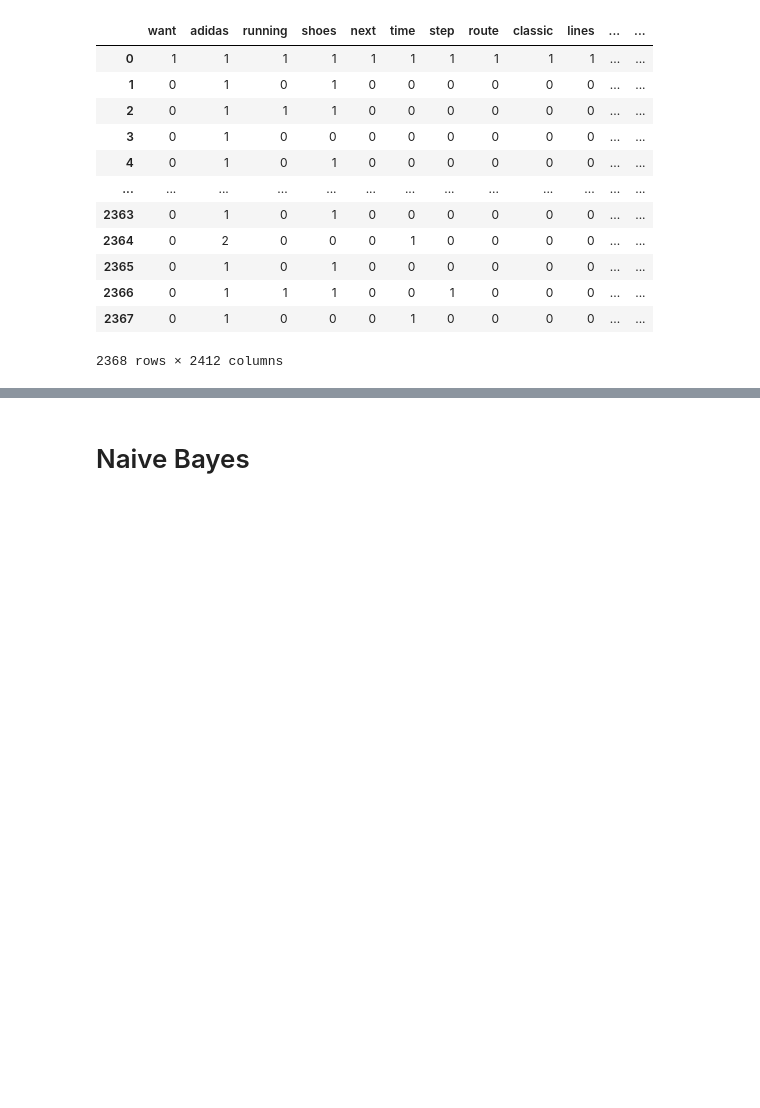
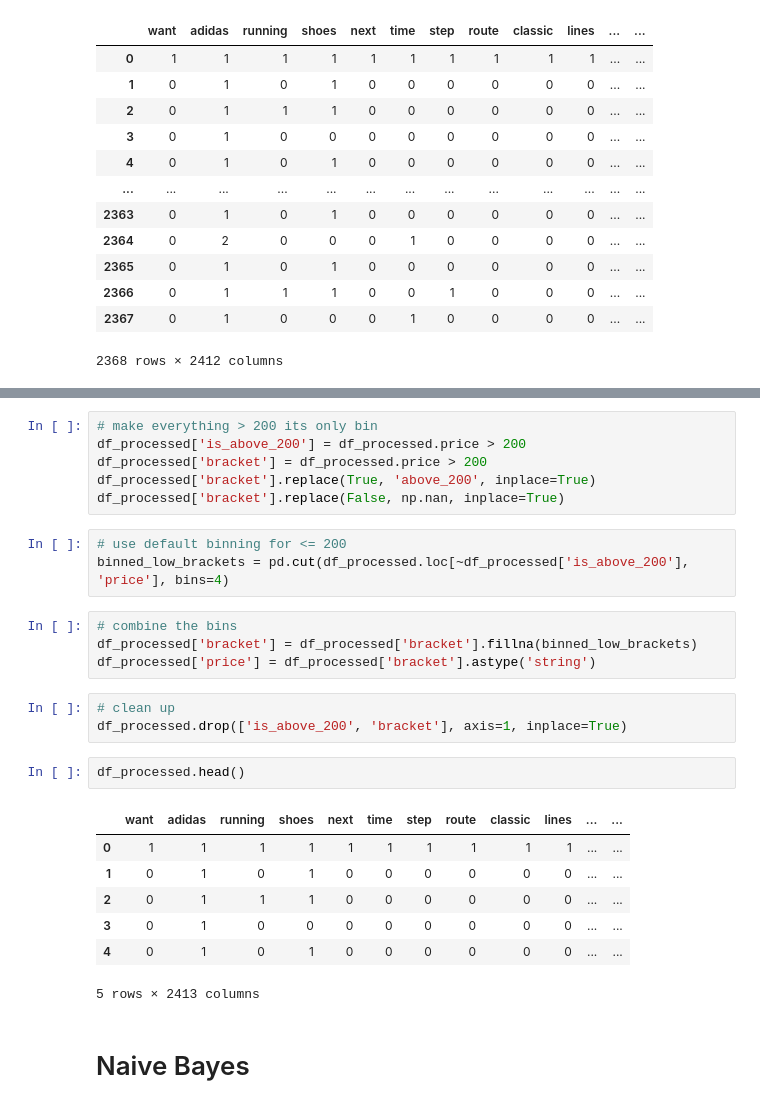
Before and after one commit to jasonkyungkim/nike_adidas_shoes, a Jupyter notebook: adidaseda.ipynb, the cells around one changed output, grey strips where cells are left out. Drawn from its saved outputs; the diff is of its cells as text; blank space fills up the shorter version.

```diff
--- a/adidaseda.ipynb
+++ b/adidaseda.ipynb
@@ -689,3 +699,29 @@ df_processed['price'] = df_processed['price'].astype('string')
+# %%
+# make everything > 200 its only bin
+df_processed['is_above_200'] = df_processed.price > 200
+df_processed['bracket'] = df_processed.price > 200
+df_processed['bracket'].replace(True, 'above_200', inplace=True)
+df_processed['bracket'].replace(False, np.nan, inplace=True)
+# %%
+# use default binning for <= 200
+binned_low_brackets = pd.cut(df_processed.loc[~df_processed['is_above_200'], 'price'], bins=4)
+# %%
+# combine the bins
+df_processed['bracket'] = df_processed['bracket'].fillna(binned_low_brackets)
+df_processed['price'] = df_processed['bracket'].astype('string')
+# %%
+# clean up
+df_processed.drop(['is_above_200', 'bracket'], axis=1, inplace=True)
+# %%
+df_processed.head()
+# %% [output]
+|  | want | adidas | running | shoes | next | time | step | route | classic | lines | ... | ... |
+| 0 | 1 | 1 | 1 | 1 | 1 | 1 | 1 | 1 | 1 | 1 | ... | ... |
+| 1 | 0 | 1 | 0 | 1 | 0 | 0 | 0 | 0 | 0 | 0 | ... | ... |
+| 2 | 0 | 1 | 1 | 1 | 0 | 0 | 0 | 0 | 0 | 0 | ... | ... |
+| 3 | 0 | 1 | 0 | 0 | 0 | 0 | 0 | 0 | 0 | 0 | ... | ... |
+| 4 | 0 | 1 | 0 | 1 | 0 | 0 | 0 | 0 | 0 | 0 | ... | ... |
+5 rows × 2413 columns
 # %% [markdown]
 # Naive Bayes
 # %%
```
Also changed, not shown: parts of 36 cells of this notebook, 3 other files.
